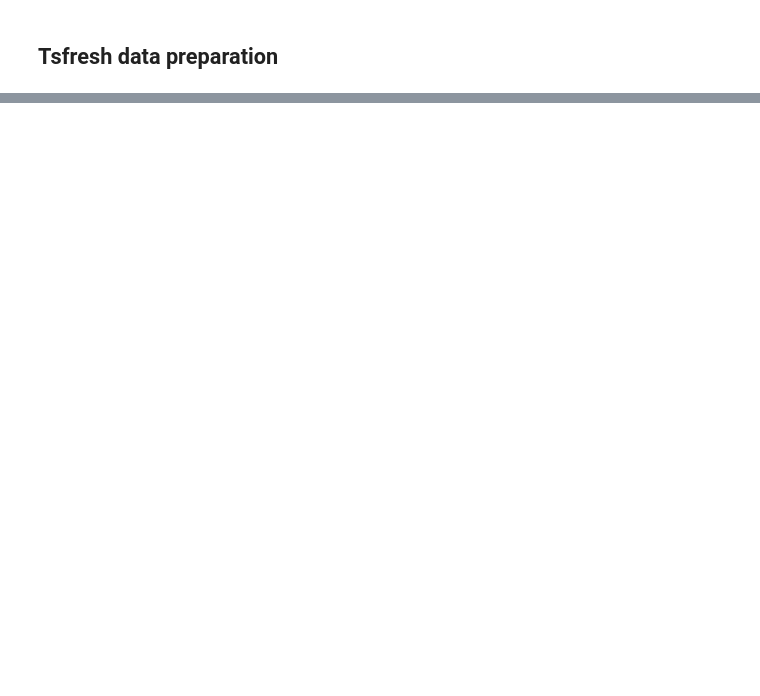
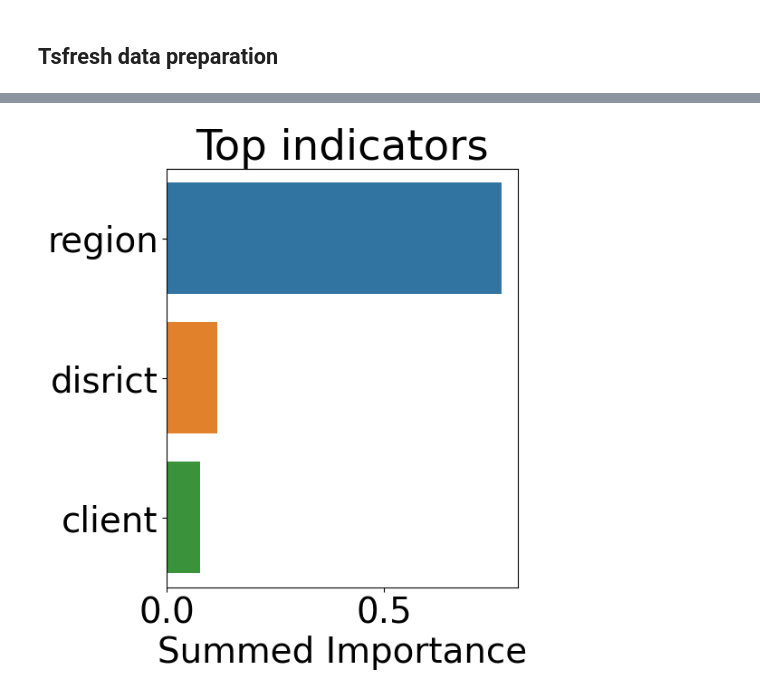
Before and after one commit to manntschke/SunSafe, a Jupyter notebook: model21century.ipynb, the cells around one changed output, grey strips where cells are left out. Drawn from its saved outputs; the diff is of its cells as text; code cells hidden in the pictures; blank space fills up the shorter version.

```diff
--- a/model21century.ipynb
+++ b/model21century.ipynb
@@ -250,0 +306,52 @@ Text(0.5, 1.0, 'Sentinel Risk Assessor$^{TM}$')
+# %%
+# Access the model (step 'model') after fitting the pipeline
+model = best_model.named_steps['model']
+
+# 1. Access the preprocessor's encoder to get transformed feature names
+encoder = preprocessor.transformers_[0][1].named_steps['one_hot_encoding']  # Access OneHotEncoder
+columns = preprocessor.transformers_[0][2]  # Columns transformed by OneHotEncoder
+
+# Get the feature names after one-hot encoding
+encoded_feature_names = encoder.get_feature_names_out(columns)
+
+# 2. Extract feature importances from the model (These are based on the original features)
+feature_importance = model.feature_importances_
+
+# 3. Match feature importances with transformed feature names
+# We need to replicate the importance for each one-hot encoded feature based on the original features
+mapped_feature_importances = []
+
+# Mapping categorical feature importances to one-hot encoded features
+for feature in columns:
+    # Find the indices of the one-hot encoded columns corresponding to the original feature
+    encoded_columns_indices = [i for i, name in enumerate(encoded_feature_names) if name.startswith(feature)]
+    avg_importance = feature_importance[X.columns.get_loc(feature)]  # Get the importance for the original feature
+    mapped_feature_importances.extend([avg_importance] * len(encoded_columns_indices))  # Map the importance to each one-hot encoded column
+
+# 4. Ensure the lengths match
+assert len(mapped_feature_importances) == len(encoded_feature_names), f"Length mismatch: {len(mapped_feature_importances)} != {len(encoded_feature_names)}"
+
+# 5. Create a DataFrame for feature importance
+feature_importance_df = pd.DataFrame({'Feature': encoded_feature_names, 'Importance': mapped_feature_importances})
+
+# 6. Sort the DataFrame by importance
+feature_importance_df = feature_importance_df.sort_values('Importance', ascending=False)
+
+# 1. Extract prefixes (before the first underscore) from feature names
+feature_importance_df['Prefix'] = feature_importance_df['Feature'].str.split('_').str[0]
+
+# 2. Sum importances by prefix
+prefix_importance_df = feature_importance_df.groupby('Prefix')['Importance'].sum().reset_index()
+
+# 3. Sort the summed importances in descending order
+prefix_importance_df = prefix_importance_df.sort_values('Importance', ascending=False)
+
+# 4. Plot the summed importances
+plt.figure(figsize=(5, 6))
+sns.barplot(x='Importance', y='Prefix', data=prefix_importance_df.head(14))  # Display top 14 prefixes
+plt.title(f'Top indicators')
+plt.xlabel('Summed Importance')
+plt.ylabel('')
+plt.show()
+# %% [output]
+[figure, added]
```
Also changed, not shown: parts of 19 cells of this notebook.
